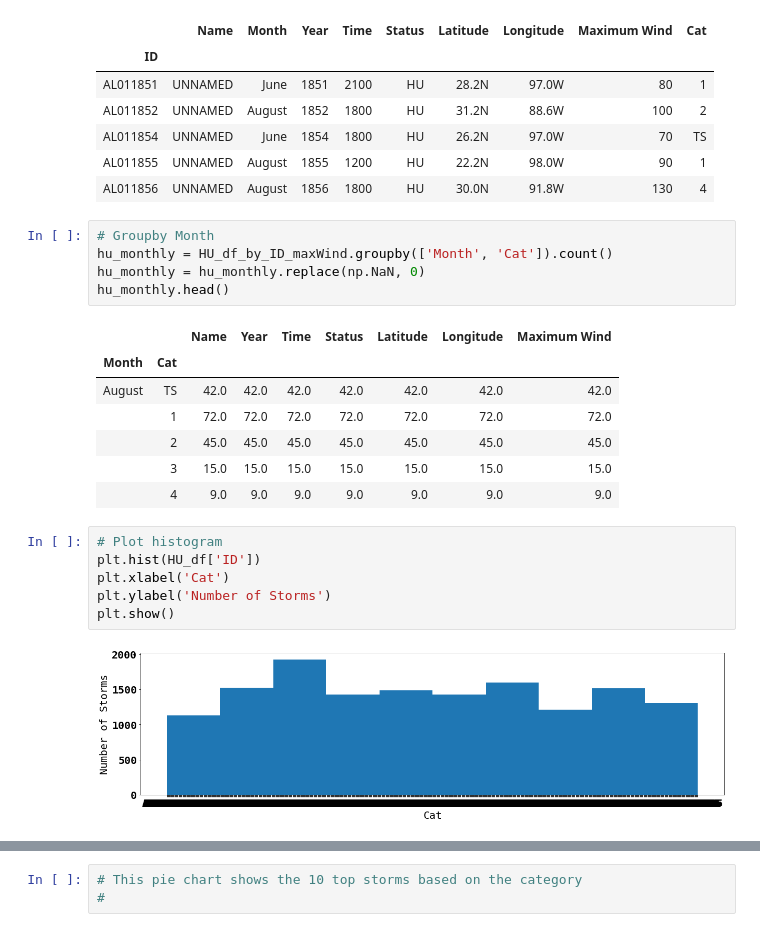
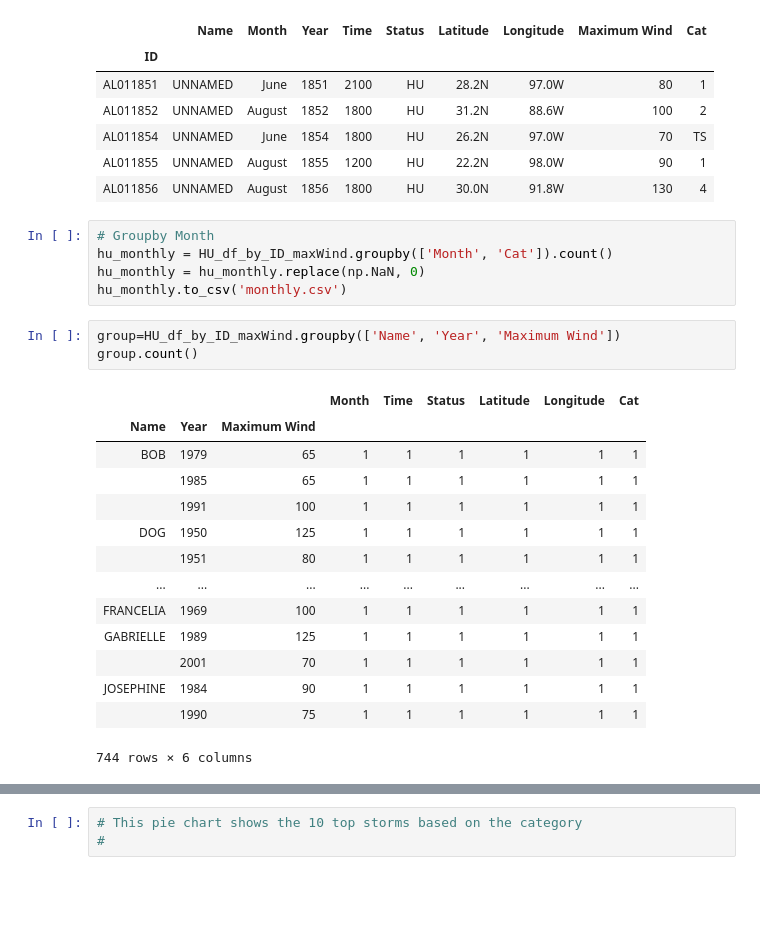
Before and after one commit to henryle-n/Hurricane-History-Analysis, a Jupyter notebook: Oj's.ipynb, the cells around one changed output, grey strips where cells are left out. Drawn from its saved outputs; the diff is of its cells as text; blank space fills up the shorter version.

```diff
--- a/Oj's.ipynb
+++ b/Oj's.ipynb
@@ -73,22 +73,24 @@ HU_df_by_ID_maxWind.head()
 # Groupby Month
 hu_monthly = HU_df_by_ID_maxWind.groupby(['Month', 'Cat']).count()
 hu_monthly = hu_monthly.replace(np.NaN, 0)
-hu_monthly.head()
+hu_monthly.to_csv('monthly.csv')
-# %% [output]
-|  |  | Name | Year | Time | Status | Latitude | Longitude | Maximum Wind |
-| Month | Cat |  |  |  |  |  |  |  |
-| August | TS | 42.0 | 42.0 | 42.0 | 42.0 | 42.0 | 42.0 | 42.0 |
-|  | 1 | 72.0 | 72.0 | 72.0 | 72.0 | 72.0 | 72.0 | 72.0 |
-|  | 2 | 45.0 | 45.0 | 45.0 | 45.0 | 45.0 | 45.0 | 45.0 |
-|  | 3 | 15.0 | 15.0 | 15.0 | 15.0 | 15.0 | 15.0 | 15.0 |
-|  | 4 | 9.0 | 9.0 | 9.0 | 9.0 | 9.0 | 9.0 | 9.0 |
-# %%
-# Plot histogram
-plt.hist(HU_df['ID'])
-plt.xlabel('Cat')
-plt.ylabel('Number of Storms')
-plt.show()
-# %% [output]
-[figure, removed]
+# %%
+group=HU_df_by_ID_maxWind.groupby(['Name', 'Year', 'Maximum Wind'])
+group.count()
+# %% [output]
+|  |  |  | Month | Time | Status | Latitude | Longitude | Cat |
+| Name | Year | Maximum Wind |  |  |  |  |  |  |
+| BOB | 1979 | 65 | 1 | 1 | 1 | 1 | 1 | 1 |
+|  | 1985 | 65 | 1 | 1 | 1 | 1 | 1 | 1 |
+|  | 1991 | 100 | 1 | 1 | 1 | 1 | 1 | 1 |
+| DOG | 1950 | 125 | 1 | 1 | 1 | 1 | 1 | 1 |
+|  | 1951 | 80 | 1 | 1 | 1 | 1 | 1 | 1 |
+| ... | ... | ... | ... | ... | ... | ... | ... | ... |
+| FRANCELIA | 1969 | 100 | 1 | 1 | 1 | 1 | 1 | 1 |
+| GABRIELLE | 1989 | 125 | 1 | 1 | 1 | 1 | 1 | 1 |
+|  | 2001 | 70 | 1 | 1 | 1 | 1 | 1 | 1 |
+| JOSEPHINE | 1984 | 90 | 1 | 1 | 1 | 1 | 1 | 1 |
+|  | 1990 | 75 | 1 | 1 | 1 | 1 | 1 | 1 |
+744 rows × 6 columns
 # %%
 # Find the top ten hurricanes which have occured the maximum number of times.
```
Also changed, not shown: parts of 6 cells of this notebook.
